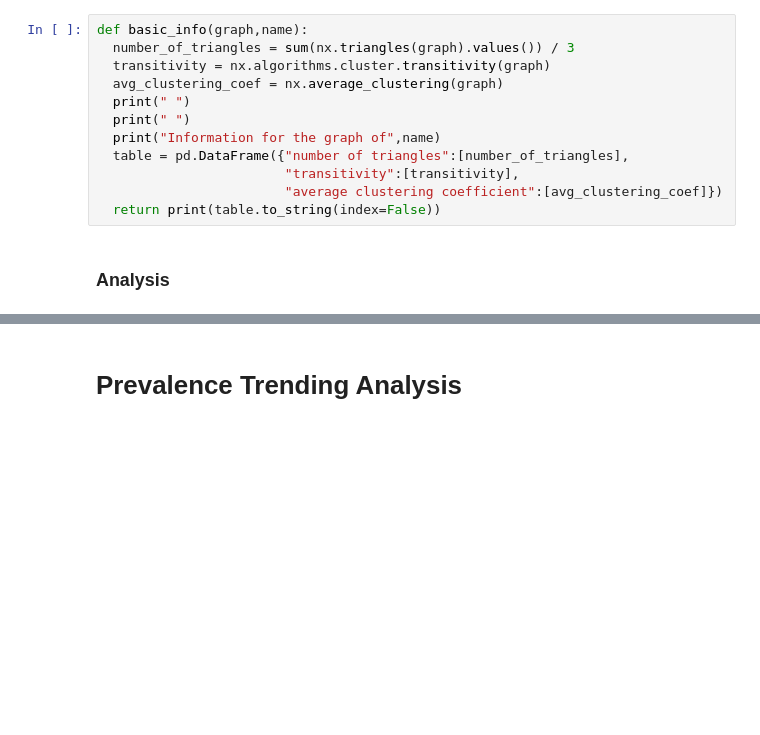
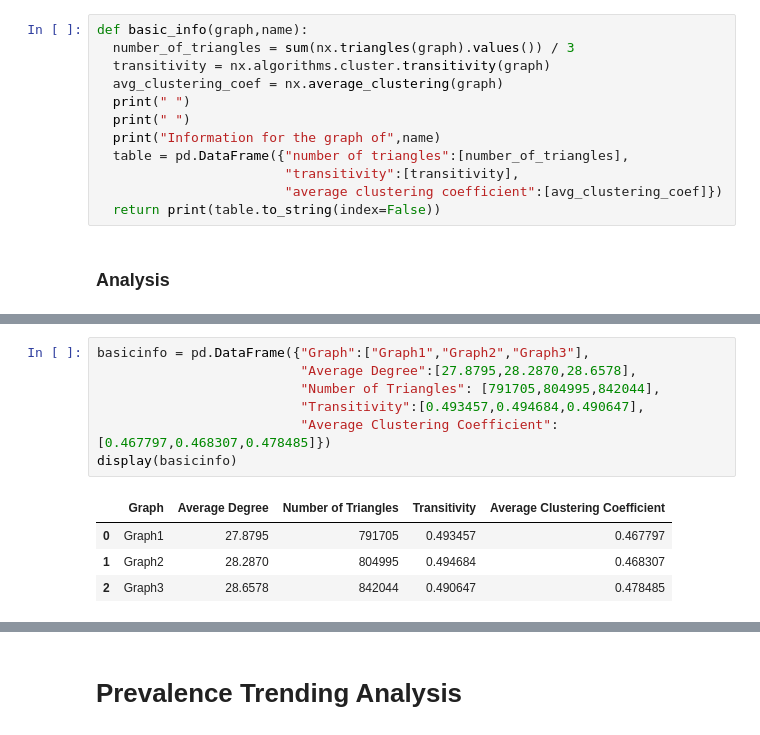
Before and after one commit to jinhangjiang/Covid_DisNet_Project, a Jupyter notebook: scripts/Graph_Summarization&Comparison.ipynb, the cells around one changed output, grey strips where cells are left out. Cells and saved outputs as stored; diff of their text form; blank space fills up the shorter version.

```diff
--- a/scripts/Graph_Summarization&Comparison.ipynb
+++ b/scripts/Graph_Summarization&Comparison.ipynb
@@ -91,0 +101,12 @@ Wall time: 13.7 s
+# %%
+basicinfo = pd.DataFrame({"Graph":["Graph1","Graph2","Graph3"],
+                          "Average Degree":[27.8795,28.2870,28.6578],
+                          "Number of Triangles": [791705,804995,842044],
+                          "Transitivity":[0.493457,0.494684,0.490647],
+                          "Average Clustering Coefficient":[0.467797,0.468307,0.478485]})
+display(basicinfo)
+# %% [output]
+|  | Graph | Average Degree | Number of Triangles | Transitivity | Average Clustering Coefficient |
+| 0 | Graph1 | 27.8795 | 791705 | 0.493457 | 0.467797 |
+| 1 | Graph2 | 28.2870 | 804995 | 0.494684 | 0.468307 |
+| 2 | Graph3 | 28.6578 | 842044 | 0.490647 | 0.478485 |
```
Also changed, not shown: parts of 9 cells of this notebook, 2 other files.
